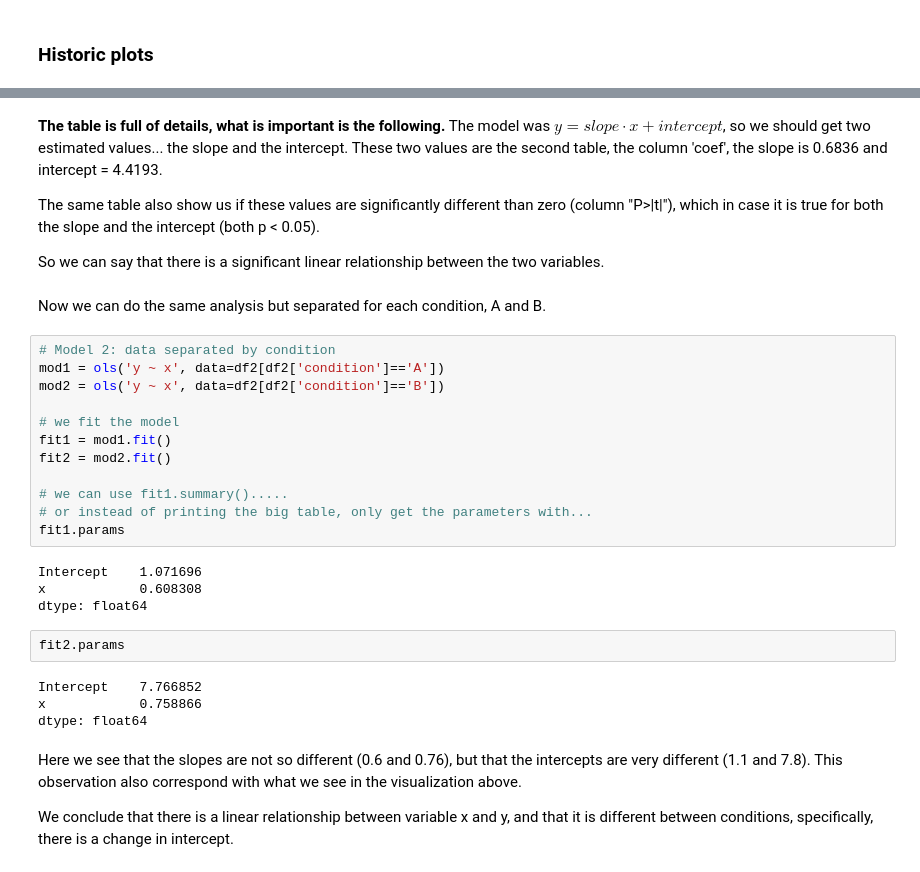
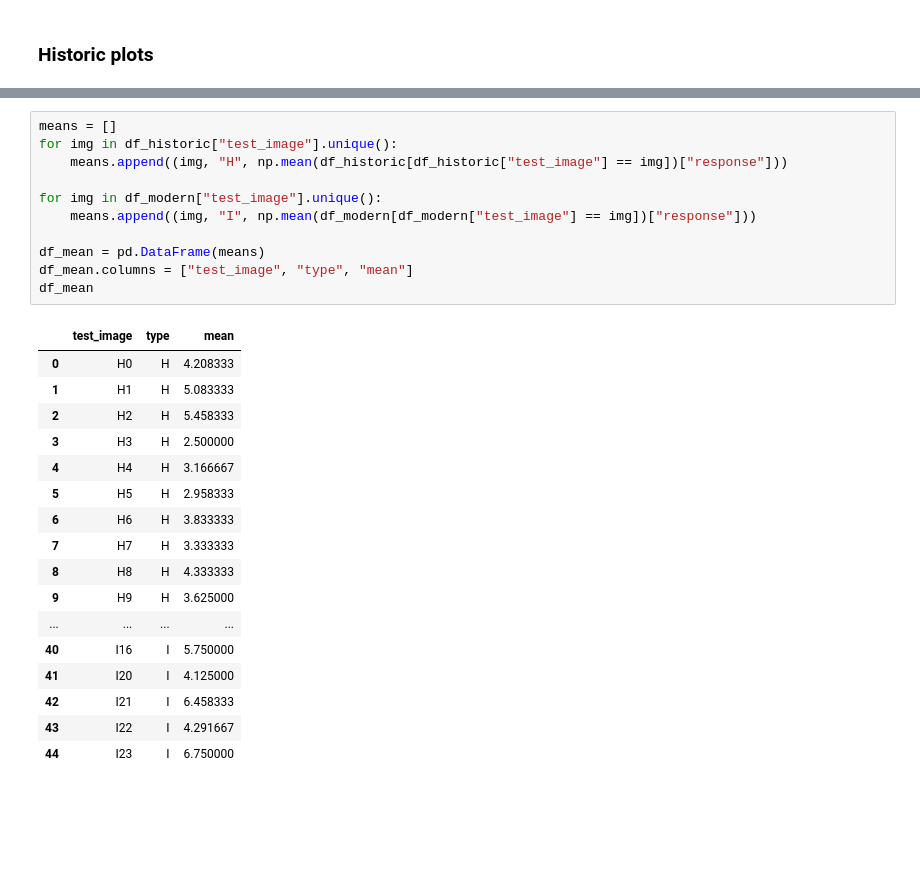
Before and after one commit to Thrrym/PerceptionAndImageQuality, a Jupyter notebook: analysis/single.ipynb, the cells around one changed output, grey strips where cells are left out. Drawn from its saved outputs; the diff is of its cells as text; blank space fills up the shorter version.

```diff
--- a/analysis/single.ipynb
+++ b/analysis/single.ipynb
@@ -493,36 +254,29 @@ Notes:
-# %% [markdown]
-**The table is full of details, what is important is the following.**
-The model was $ y = slope \cdot x + intercept$, so we should get two estimated values... the slope and the intercept.
-These two values are the second table, the column 'coef', the slope is 0.6836 and intercept = 4.4193.
-
-The same table also show us if these values are significantly different than zero (column "P>|t|"), which in case it is true for both the slope and the intercept (both p < 0.05).
-
-So we can say that there is a significant linear relationship between the two variables.
-# %% [markdown]
-Now we can do the same analysis but separated for each condition, A and B.
-# %%
-# Model 2: data separated by condition
-mod1 = ols('y ~ x', data=df2[df2['condition']=='A'])
-mod2 = ols('y ~ x', data=df2[df2['condition']=='B'])
-
-# we fit the model
-fit1 = mod1.fit()
-fit2 = mod2.fit()
-
-# we can use fit1.summary().....
-# or instead of printing the big table, only get the parameters with...
-fit1.params
-# %% [output]
-Intercept    1.071696
-x            0.608308
-dtype: float64
-# %%
-fit2.params
-# %% [output]
-Intercept    7.766852
-x            0.758866
-dtype: float64
-# %% [markdown]
-Here we see that the slopes are not so different (0.6 and 0.76), but that the intercepts are very different (1.1 and 7.8). This observation also correspond with what we see in the visualization above.
-
-We conclude that there is a linear relationship between variable x and y, and that it is different between conditions, specifically, there is a change in intercept.
+# %%
+means = []
+for img in df_historic["test_image"].unique():
+    means.append((img, "H", np.mean(df_historic[df_historic["test_image"] == img])["response"]))
+
+for img in df_modern["test_image"].unique():
+    means.append((img, "I", np.mean(df_modern[df_modern["test_image"] == img])["response"]))
+
+df_mean = pd.DataFrame(means)
+df_mean.columns = ["test_image", "type", "mean"]
+df_mean
+# %% [output]
+|  | test_image | type | mean |
+| 0 | H0 | H | 4.208333 |
+| 1 | H1 | H | 5.083333 |
+| 2 | H2 | H | 5.458333 |
+| 3 | H3 | H | 2.500000 |
+| 4 | H4 | H | 3.166667 |
+| 5 | H5 | H | 2.958333 |
+| 6 | H6 | H | 3.833333 |
+| 7 | H7 | H | 3.333333 |
+| 8 | H8 | H | 4.333333 |
+| 9 | H9 | H | 3.625000 |
+| ... | ... | ... | ... |
+| 40 | I16 | I | 5.750000 |
+| 41 | I20 | I | 4.125000 |
+| 42 | I21 | I | 6.458333 |
+| 43 | I22 | I | 4.291667 |
+| 44 | I23 | I | 6.750000 |
```
Also changed, not shown: parts of 38 cells of this notebook.
